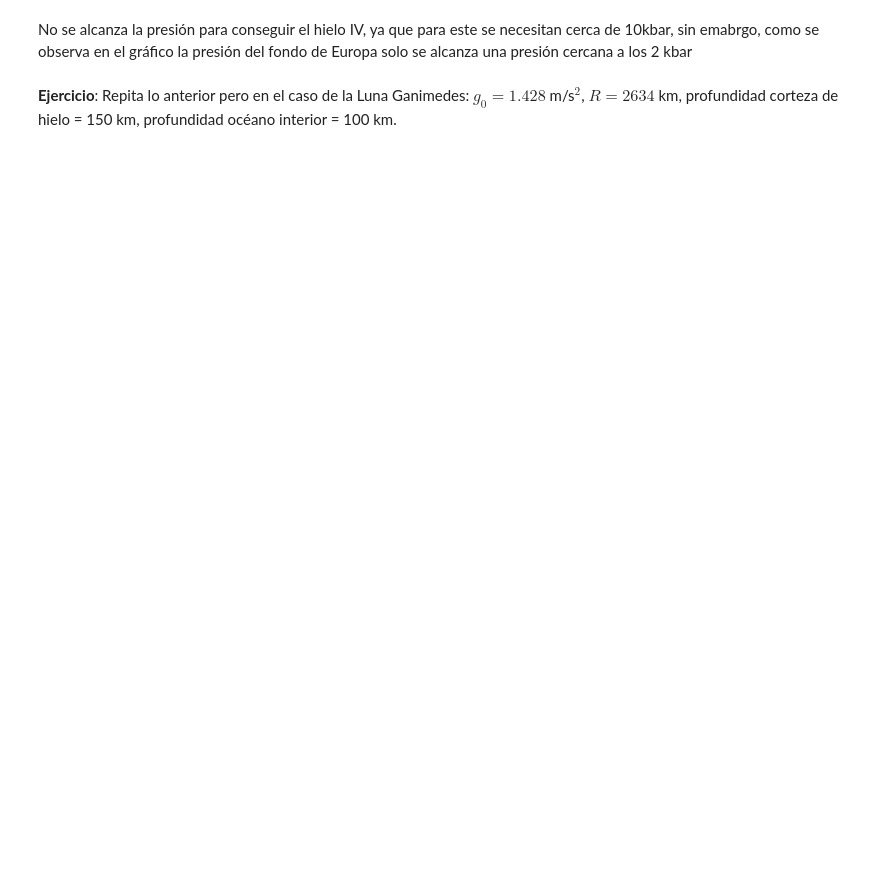
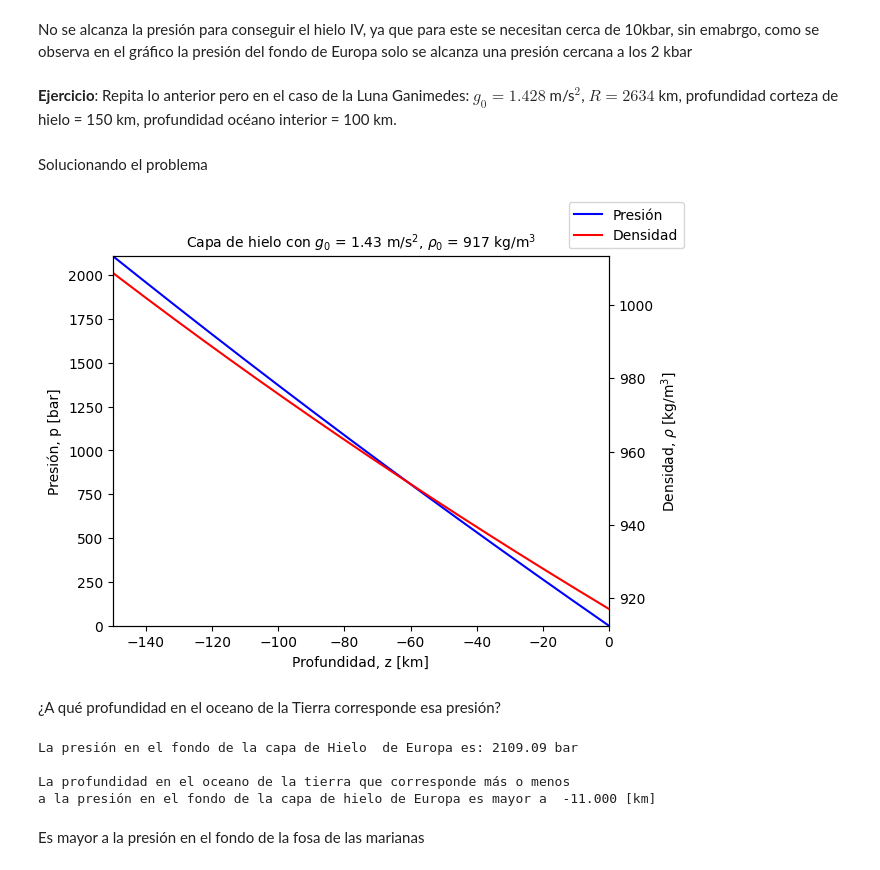
Before and after one commit to andromedalactea/Continuus_Mechanics, a Jupyter notebook: Homeworks/Cuaderno_MCON_OceanoPlanoParalelo_Clase.ipynb, the cells around one changed output. Cells and saved outputs as stored; diff of their text form; code cells hidden in the pictures; blank space fills up the shorter version.

```diff
--- a/Homeworks/Cuaderno_MCON_OceanoPlanoParalelo_Clase.ipynb
+++ b/Homeworks/Cuaderno_MCON_OceanoPlanoParalelo_Clase.ipynb
@@ -494,0 +504,64 @@ No se alcanza la presión para conseguir el hielo IV, ya que para este se necesi
+# %%
+# Definamos una función para nuestra gravedad en función de z
+g = lambda z:g0/(1+z/R)**2
+
+# Condiciones Iniciales
+p0 = 0 # Ya que la atmosfera de Europa es muy tenue y no ejerce practicamente presión
+rho0 = 917 # kg/m^3 (Densidad del hielo) (Según resultados de internet)
+
+Y0s = [rho0, p0] # Arreglo con las condiciones iniciales
+# %% [markdown]
+Solucionando el problema
+# %%
+zs_e = np.linspace(0, -E_H, 1000) # 20 km de profundidad
+
+# Definimos la ecuación diferencial
+def compresibilidad_constante_gravedad_variable(Y, z, g = lambda z:g0/(1+z/RL)**2, K=lambda p:K0_H):
+    rho,p = Y
+    drhodz = -rho**2*g(z)/K(p)
+    dpdz = -rho*g(z)
+    return drhodz,dpdz
+
+# Solucionando con odeint
+Ys = odeint(compresibilidad_constante_gravedad_variable, Y0s, zs_e, args=(g, K))
+
+# Obteniendo los valores de densidad y presión
+rhos_num = Ys[:,0]
+ps_num = Ys[:,1]
+# %%
+# Grafiquemos nuestros resultados de la integración numérica
+fig, ax = plt.subplots(1,1)
+ax.plot(zs_e/1e3, ps_num/1e5, color='b', label='Presión')
+ax.set_xlabel("Profundidad, z [km]")
+ax.set_ylabel("Presión, p [bar]")
+
+ax2 = ax.twinx()
+ax2.plot(zs_e/1e3, rhos_num, color = 'r', label='Densidad')
+ax2.set_ylabel(r"Densidad, $\rho$ [kg/m$^3$]")
+
+ax.set_title(rf"Capa de hielo con $g_0$ = {g0:.2f} m/s$^2$, $\rho_0$ = {rho0:.0f} kg/m$^3$",
+             fontsize=10)
+
+ax.margins(0)
+fig.legend()
+plt.show()
+# %% [output]
+[figure, added]
+# %% [markdown]
+¿A qué profundidad en el oceano de la Tierra corresponde esa presión?
+# %%
+print(f"La presión en el fondo de la capa de Hielo  de Europa es: {ps_num[-1]/1e5:.2f} bar")
+
+# Ahora veamos a que profundidad del oceano corresponde esta presión
+presion_mas_cercana = min(ps_comp_gz_num_e, key=lambda x: abs(x - ps_num[-1]))
+closest_index = list(ps_comp_gz_num_e).index(presion_mas_cercana)
+
+print(f"""\nLa profundidad en el oceano de la tierra que corresponde más o menos
+a la presión en el fondo de la capa de hielo de Europa es mayor a  {zs[closest_index]/1e3:.3f} [km]""")
+# %% [output]
+La presión en el fondo de la capa de Hielo  de Europa es: 2109.09 bar
+
+La profundidad en el oceano de la tierra que corresponde más o menos
+a la presión en el fondo de la capa de hielo de Europa es mayor a  -11.000 [km]
+# %% [markdown]
+Es mayor a la presión en el fondo de la fosa de las marianas
```
Also changed, not shown: parts of 7 cells of this notebook.
